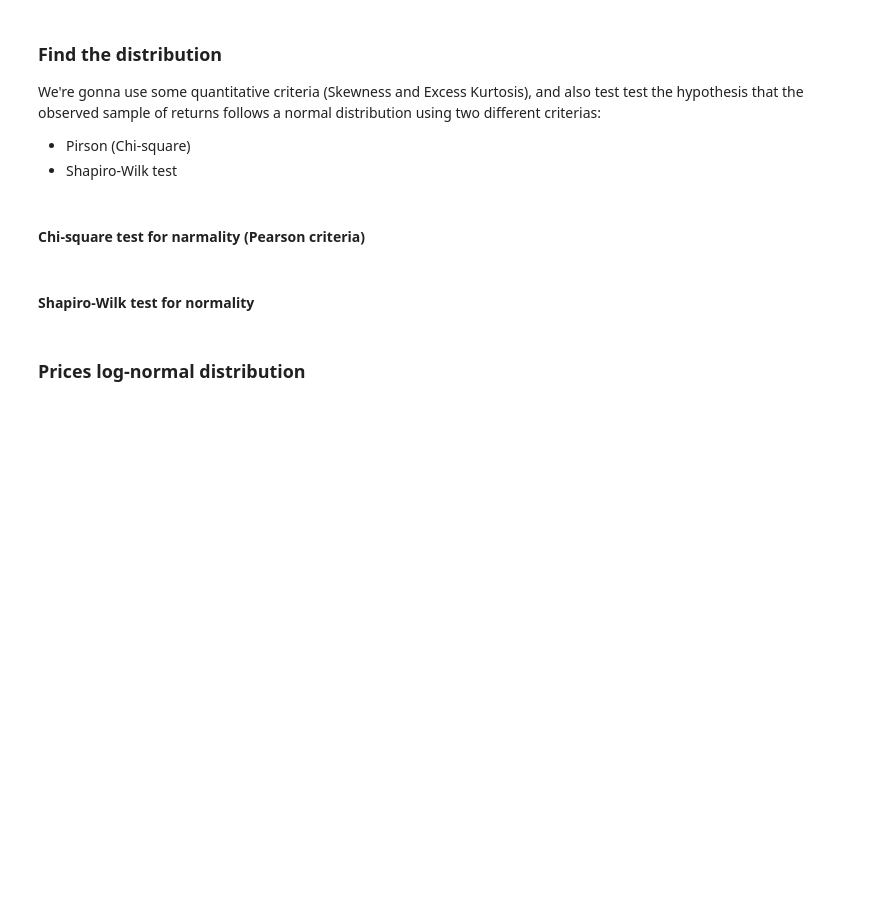
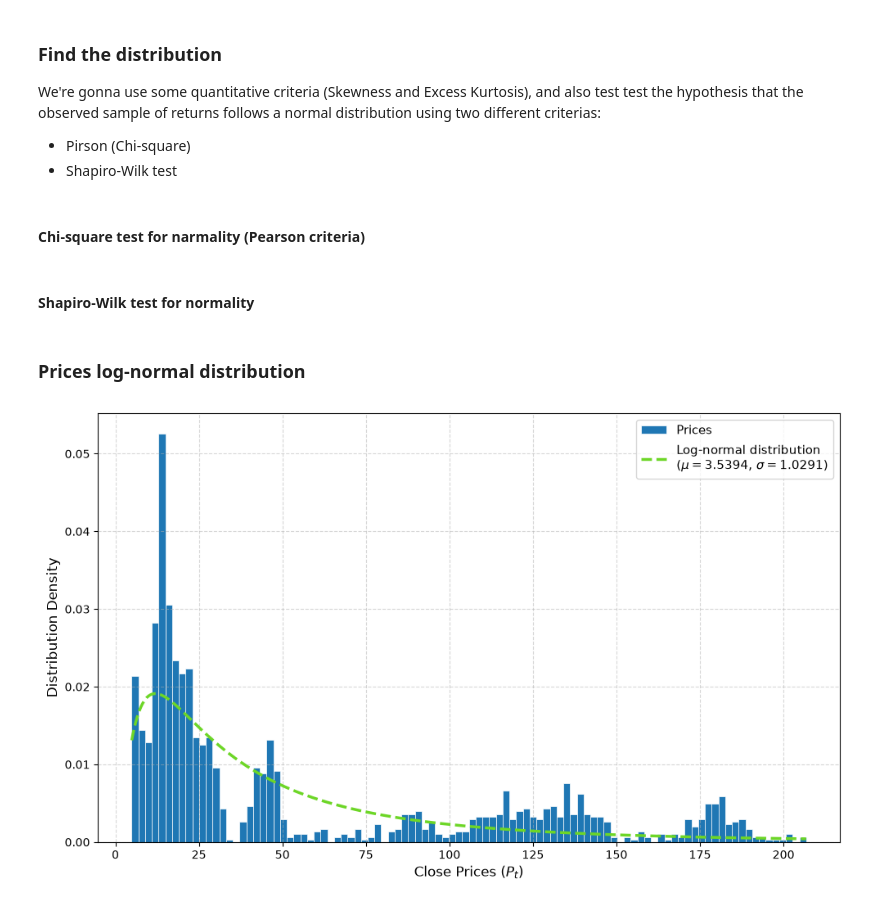
Before and after one commit to antoshens/AlgoTrade, a Jupyter notebook: python/notebooks/market_analysis/data_distribution_analysis.ipynb, the cells around one changed output. Cells and saved outputs as stored; diff of their text form; code cells hidden in the pictures; blank space fills up the shorter version.

```diff
--- a/python/notebooks/market_analysis/data_distribution_analysis.ipynb
+++ b/python/notebooks/market_analysis/data_distribution_analysis.ipynb
@@ -155,34 +155,36 @@ plt.figure(figsize=(10, 6))
 plt.hist(
     prices,
     density=True,
     bins=100,
     linewidth=0.5,
     edgecolor='w',
     label='Prices'
 );
 
 x = np.linspace(np.min(prices), np.max(prices), 500)
 # build log-norm distr pdf with the mu and sigma calculated from the log_prices,
 # assuming the prices have log-norm distr
 log_norm = lognorm.pdf(x, s=sigma, scale=scale)
 
 plt.plot(
     x,
     log_norm,
     color="#6dd627",
     linewidth=2.5,
     linestyle='--',
-    label=f'Log-normal distribution\n($\mu={mu:.4f}$, $\sigma={sigma:.4f}$)'
+    label=f'Log-normal distribution\n($\\mu={mu:.4f}$, $\\sigma={sigma:.4f}$)'
 )
 
 plt.xlabel('Close Prices ($P_t$)', fontsize=12)
 plt.ylabel('Distribution Density', fontsize=12)
 
 plt.grid(True, linestyle='--', alpha=0.5)
 plt.legend(fontsize=11)
 plt.tight_layout()
 
 plt.show();
+# %% [output]
+[figure, added]
 # %%
 from scipy.stats import chisquare
 
```
Also changed, not shown: parts of 4 cells of this notebook.
